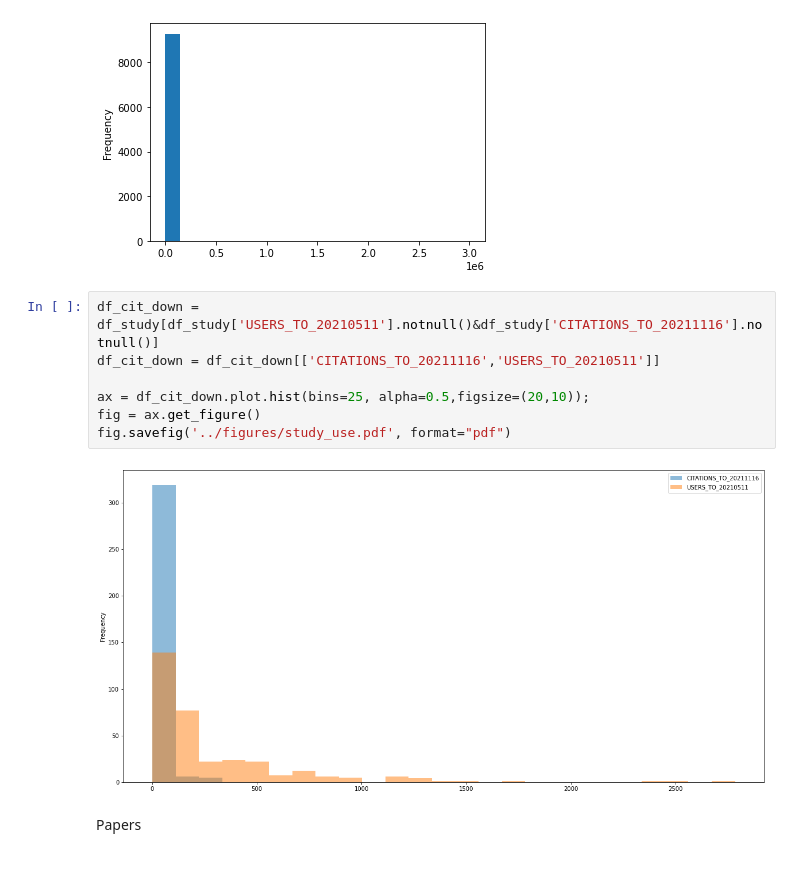
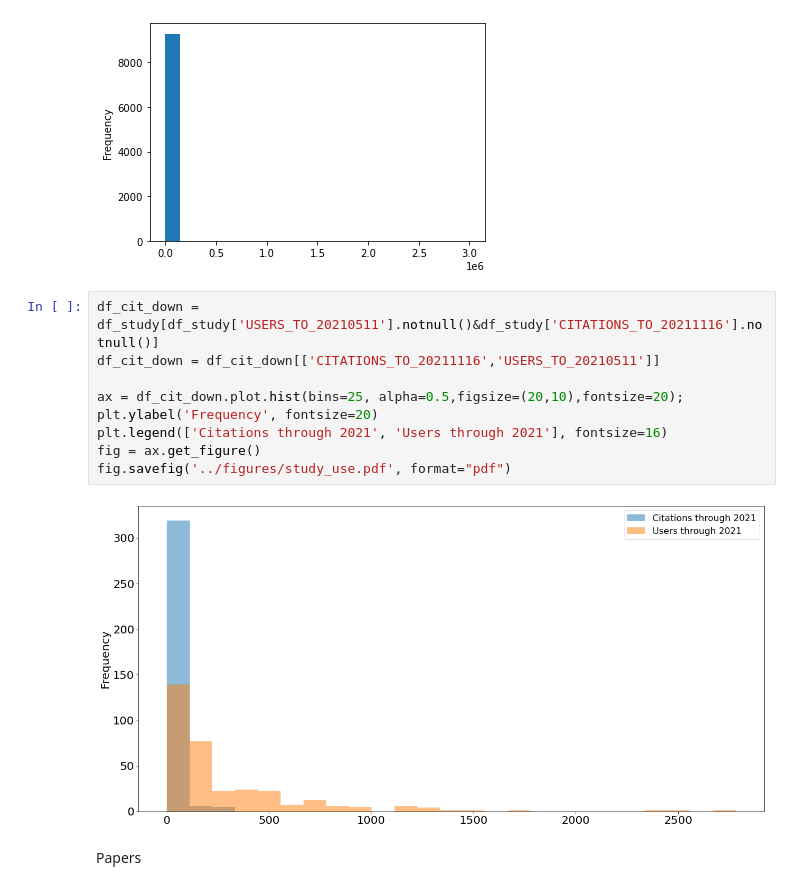
Before and after one commit to ICPSR/mica-data-descriptor, a Jupyter notebook: notebooks/describe-data.ipynb, the cells around one changed output. Saved outputs shown, nothing was run; the diff lists cells and outputs as text.

```diff
--- a/notebooks/describe-data.ipynb
+++ b/notebooks/describe-data.ipynb
@@ -143,12 +148,14 @@ df_study['TOTAL_VARS'].plot.hist(bins=20);
 # %%
 df_cit_down = df_study[df_study['USERS_TO_20210511'].notnull()&df_study['CITATIONS_TO_20211116'].notnull()]
 df_cit_down = df_cit_down[['CITATIONS_TO_20211116','USERS_TO_20210511']]
 
-ax = df_cit_down.plot.hist(bins=25, alpha=0.5,figsize=(20,10));
+ax = df_cit_down.plot.hist(bins=25, alpha=0.5,figsize=(20,10),fontsize=20);
+plt.ylabel('Frequency', fontsize=20)
+plt.legend(['Citations through 2021', 'Users through 2021'], fontsize=16)
 fig = ax.get_figure()
 fig.savefig('../figures/study_use.pdf', format="pdf")
 # %% [output]
-[figure, old version]
+[figure, new version]
 # %% [markdown]
 Papers
 # %%
```
Also changed, not shown: parts of 6 cells of this notebook.
